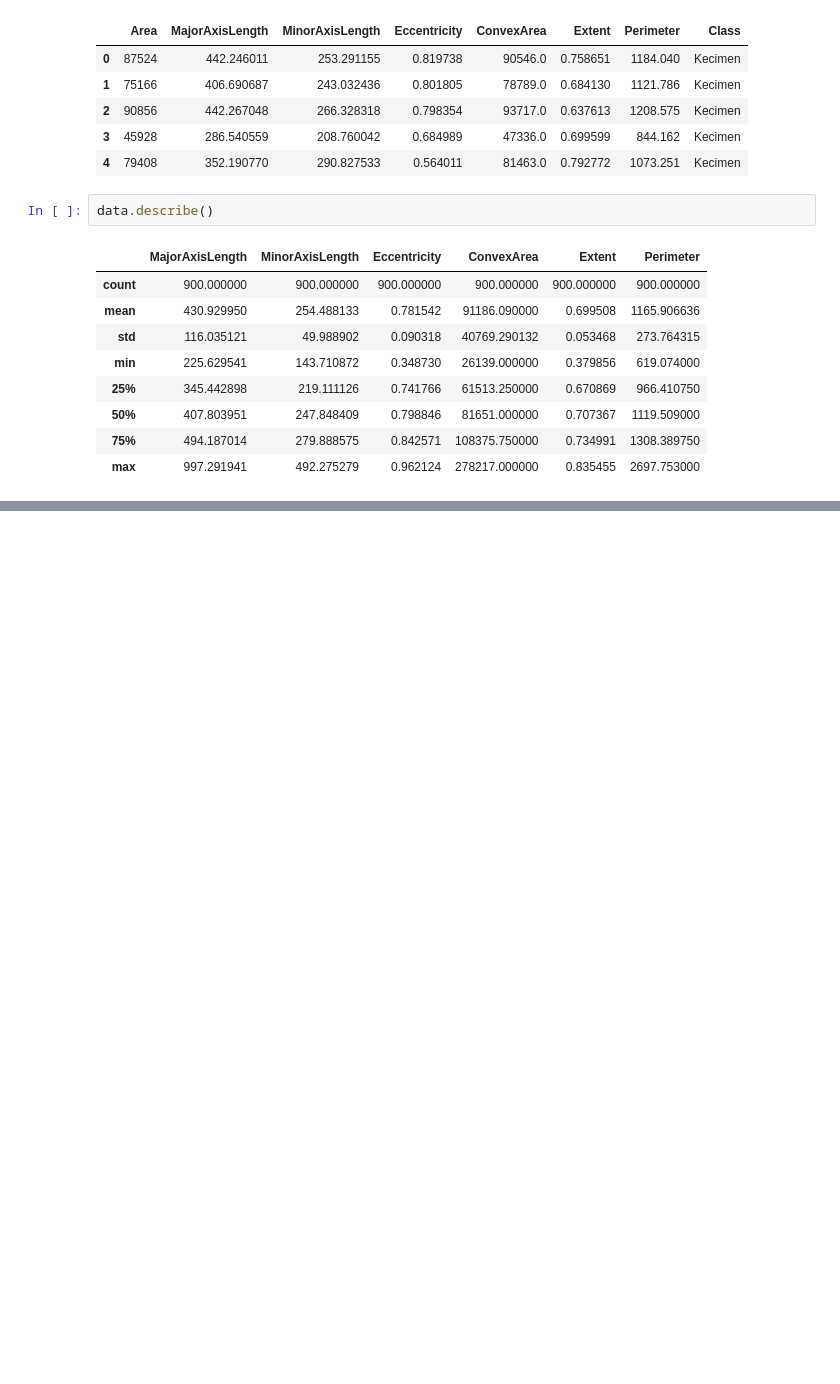
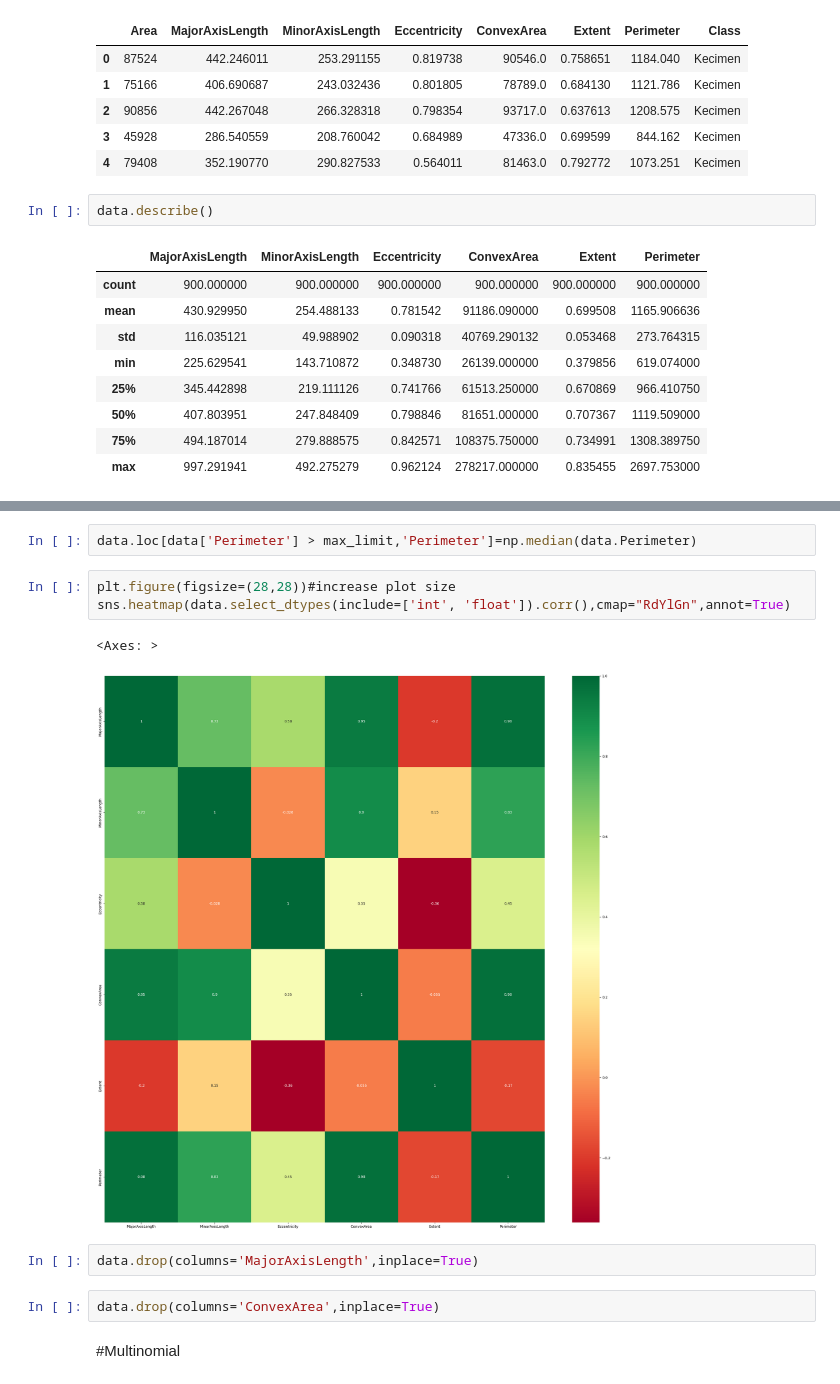
Before and after one commit to Strax-YT/ML_models, a Jupyter notebook: Ml_1.ipynb, the cells around one changed output, grey strips where cells are left out. Cells and saved outputs as stored; diff of their text form; blank space fills up the shorter version.

```diff
--- a/Ml_1.ipynb
+++ b/Ml_1.ipynb
@@ -60,0 +91,14 @@ data.describe()
+# %%
+data.loc[data['Perimeter'] > max_limit,'Perimeter']=np.median(data.Perimeter)
+# %%
+plt.figure(figsize=(28,28))#increase plot size
+sns.heatmap(data.select_dtypes(include=['int', 'float']).corr(),cmap="RdYlGn",annot=True)
+# %% [output]
+<Axes: >
+[figure, added]
+# %%
+data.drop(columns='MajorAxisLength',inplace=True)
+# %%
+data.drop(columns='ConvexArea',inplace=True)
+# %% [markdown]
+#Multinomial
```
Also changed, not shown: parts of 16 cells of this notebook.
